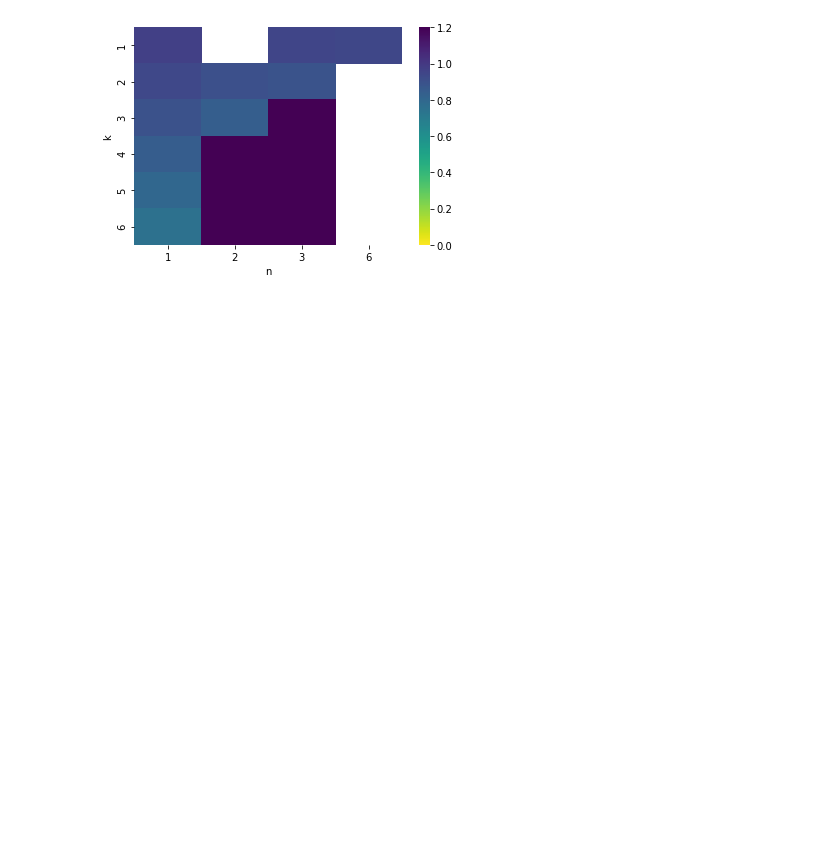
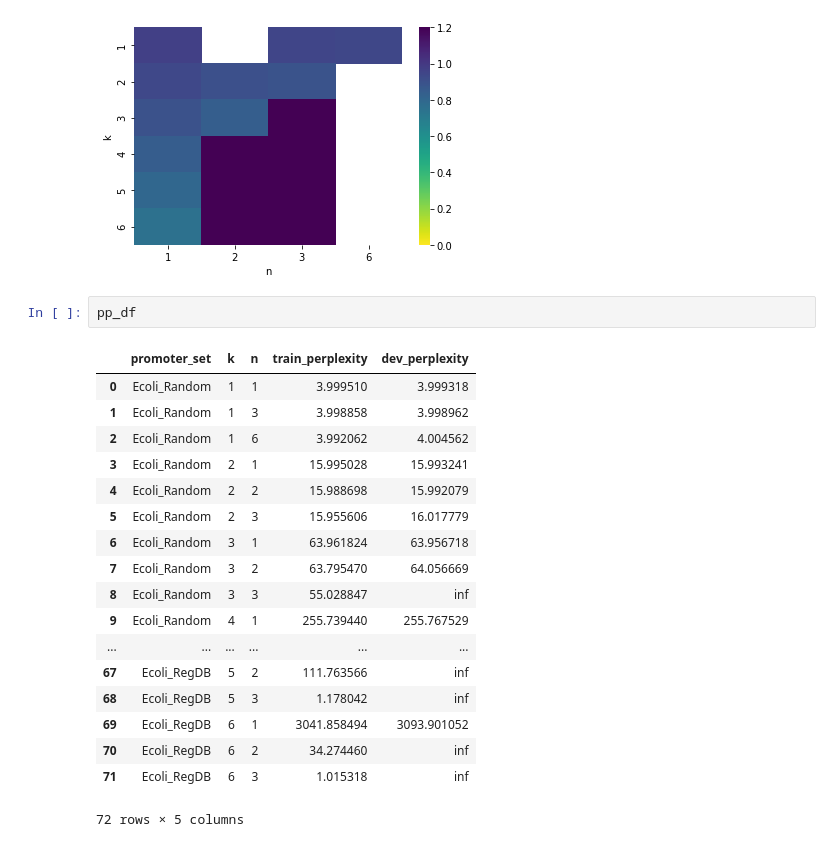
Before and after one commit to erinhwilson/regulatory-dna-perplexity, a Jupyter notebook: promoter_perplexity.ipynb, the cells around one changed output. Saved outputs shown, nothing was run; the diff lists cells and outputs as text; blank space fills up the shorter version.

```diff
--- a/promoter_perplexity.ipynb
+++ b/promoter_perplexity.ipynb
@@ -1127,3 +1252,24 @@ make_heatmap_for_promoter_set(pp_df, "Ecoli_RegDB")
 # %% [output]
 [figure]
 [figure]
+# %%
+pp_df
+# %% [output]
+|  | promoter_set | k | n | train_perplexity | dev_perplexity |
+| 0 | Ecoli_Random | 1 | 1 | 3.999510 | 3.999318 |
+| 1 | Ecoli_Random | 1 | 3 | 3.998858 | 3.998962 |
+| 2 | Ecoli_Random | 1 | 6 | 3.992062 | 4.004562 |
+| 3 | Ecoli_Random | 2 | 1 | 15.995028 | 15.993241 |
+| 4 | Ecoli_Random | 2 | 2 | 15.988698 | 15.992079 |
+| 5 | Ecoli_Random | 2 | 3 | 15.955606 | 16.017779 |
+| 6 | Ecoli_Random | 3 | 1 | 63.961824 | 63.956718 |
+| 7 | Ecoli_Random | 3 | 2 | 63.795470 | 64.056669 |
+| 8 | Ecoli_Random | 3 | 3 | 55.028847 | inf |
+| 9 | Ecoli_Random | 4 | 1 | 255.739440 | 255.767529 |
+| ... | ... | ... | ... | ... | ... |
+| 67 | Ecoli_RegDB | 5 | 2 | 111.763566 | inf |
+| 68 | Ecoli_RegDB | 5 | 3 | 1.178042 | inf |
+| 69 | Ecoli_RegDB | 6 | 1 | 3041.858494 | 3093.901052 |
+| 70 | Ecoli_RegDB | 6 | 2 | 34.274460 | inf |
+| 71 | Ecoli_RegDB | 6 | 3 | 1.015318 | inf |
+72 rows × 5 columns
```
Also changed, not shown: parts of 17 cells of this notebook.
